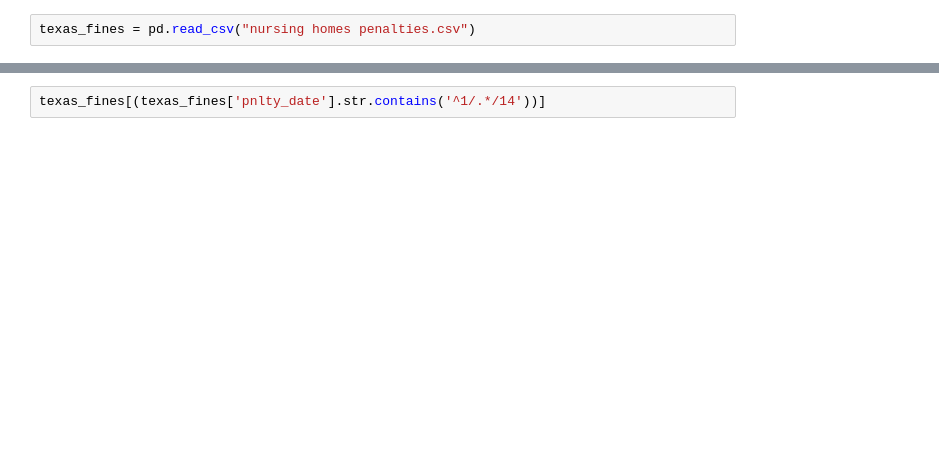
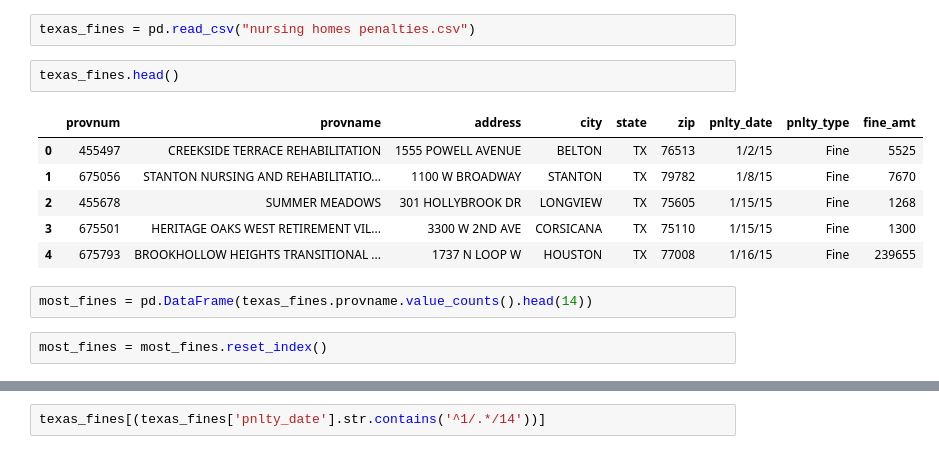
Before and after one commit to elenamlutz/data-studio-projects, a Jupyter notebook: Week 1/Nursing Homes in Texas.ipynb, the cells around one changed output, grey strips where cells are left out. Saved outputs shown, nothing was run; the diff lists cells and outputs as text; blank space fills up the shorter version.

```diff
--- a/Week 1/Nursing Homes in Texas.ipynb
+++ b/Week 1/Nursing Homes in Texas.ipynb
@@ -105,2 +133,15 @@ deficiency_points.geojson           nursinghomesdeficiencies.pdf
 # %%
 texas_fines = pd.read_csv("nursing homes penalties.csv")
+# %%
+texas_fines.head()
+# %% [output]
+|  | provnum | provname | address | city | state | zip | pnlty_date | pnlty_type | fine_amt |
+| 0 | 455497 | CREEKSIDE TERRACE REHABILITATION | 1555 POWELL AVENUE | BELTON | TX | 76513 | 1/2/15 | Fine | 5525 |
+| 1 | 675056 | STANTON NURSING AND REHABILITATIO... | 1100 W BROADWAY | STANTON | TX | 79782 | 1/8/15 | Fine | 7670 |
+| 2 | 455678 | SUMMER MEADOWS | 301 HOLLYBROOK DR | LONGVIEW | TX | 75605 | 1/15/15 | Fine | 1268 |
+| 3 | 675501 | HERITAGE OAKS WEST RETIREMENT VIL... | 3300 W 2ND AVE | CORSICANA | TX | 75110 | 1/15/15 | Fine | 1300 |
+| 4 | 675793 | BROOKHOLLOW HEIGHTS TRANSITIONAL ... | 1737 N LOOP W | HOUSTON | TX | 77008 | 1/16/15 | Fine | 239655 |
+# %%
+most_fines = pd.DataFrame(texas_fines.provname.value_counts().head(14))
+# %%
+most_fines = most_fines.reset_index()
```
Also changed, not shown: parts of 20 cells of this notebook.
